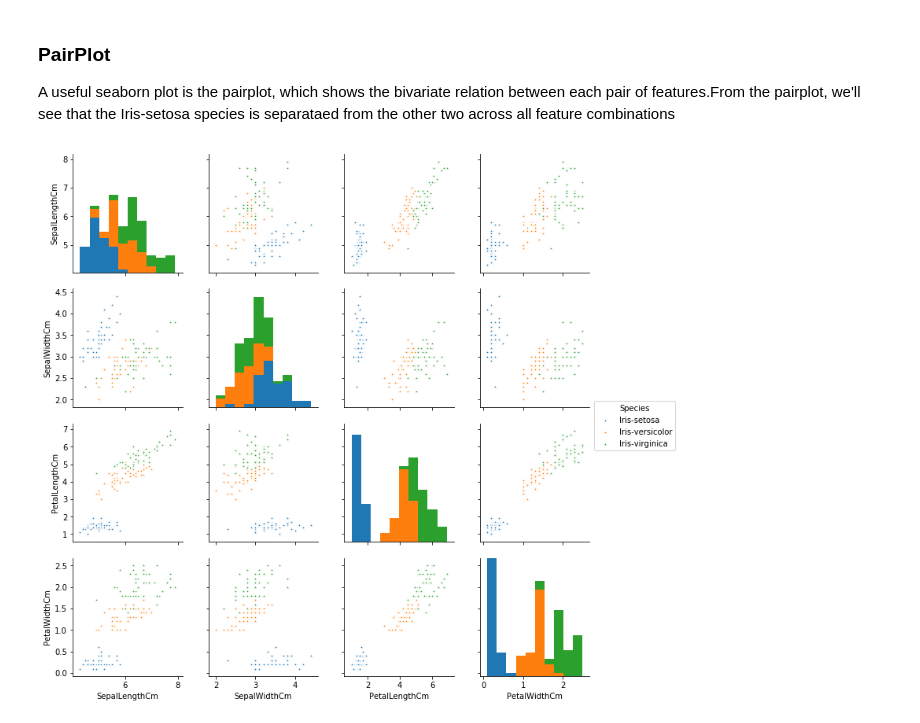
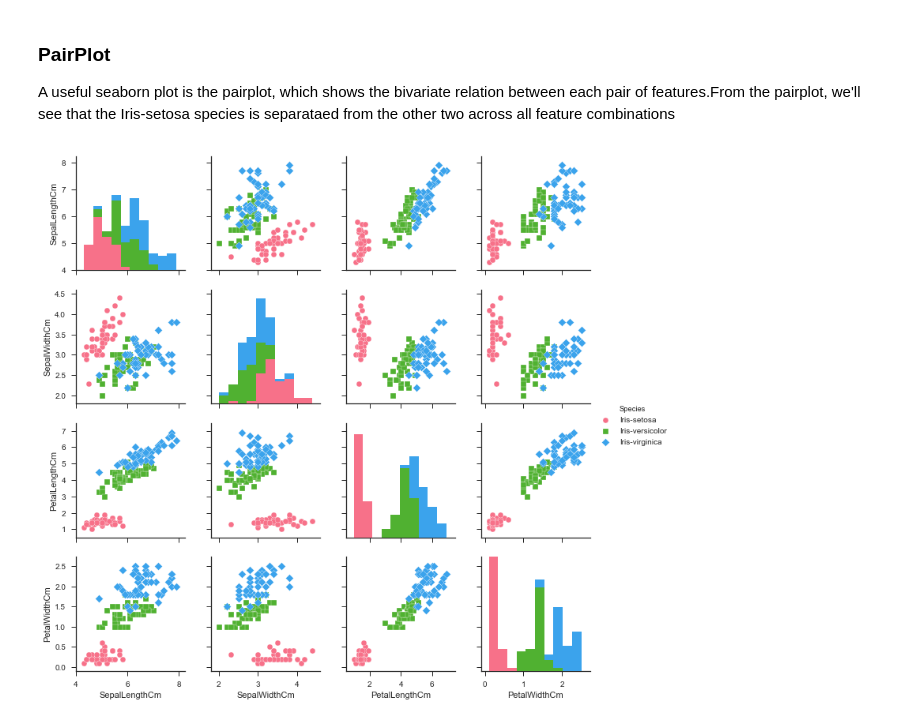
Before and after one commit to nakster/EmergingTechAssessment, a Jupyter notebook: Excerise 2/iris-dataset.ipynb, the cells around one changed output. Drawn from its saved outputs; the diff is of its cells as text; code cells hidden in the pictures.

Commit message:
PairPlot: palette = markers

```diff
--- a/Excerise 2/iris-dataset.ipynb
+++ b/Excerise 2/iris-dataset.ipynb
@@ -135,8 +135,10 @@ memory usage: 5.9+ KB
 A useful seaborn plot is the pairplot, which shows the bivariate relation between each pair of features.From the pairplot, we'll see that the Iris-setosa species is separataed from the other two across all feature combinations
 # %%
 #pairplot
-sns.pairplot(IrisData, hue='Species',markers ='*')
+sns.set(style="ticks", color_codes=True)
+# palette Use a different color palette
+sns.pairplot(IrisData, hue='Species',palette="husl", markers=["o", "s", "D"])
 # show the pair plot
 plt.show()
 # %% [output]
-[figure, old version]
+[figure, new version]
```
Also changed, not shown: parts of 2 cells of this notebook.
